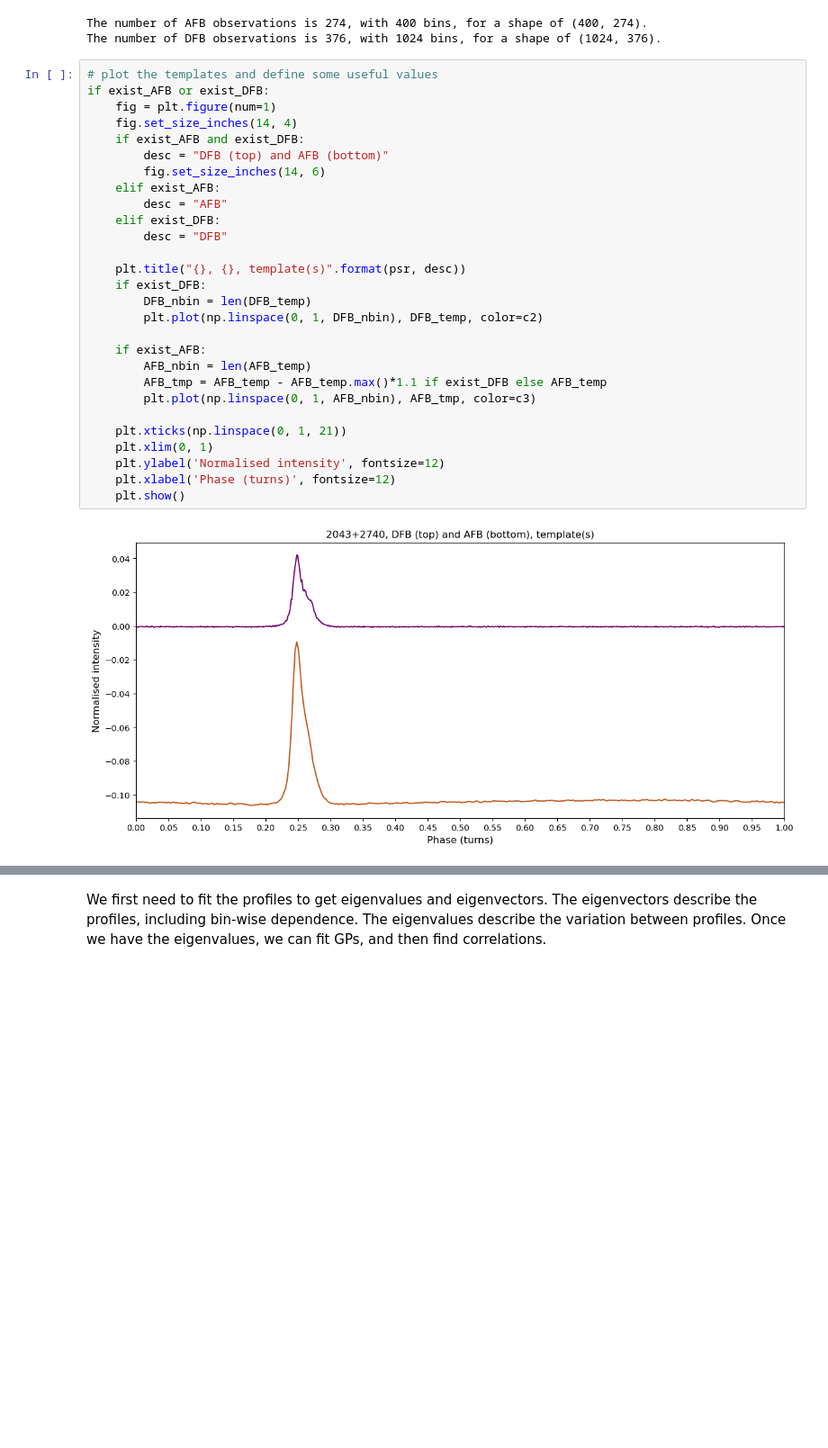
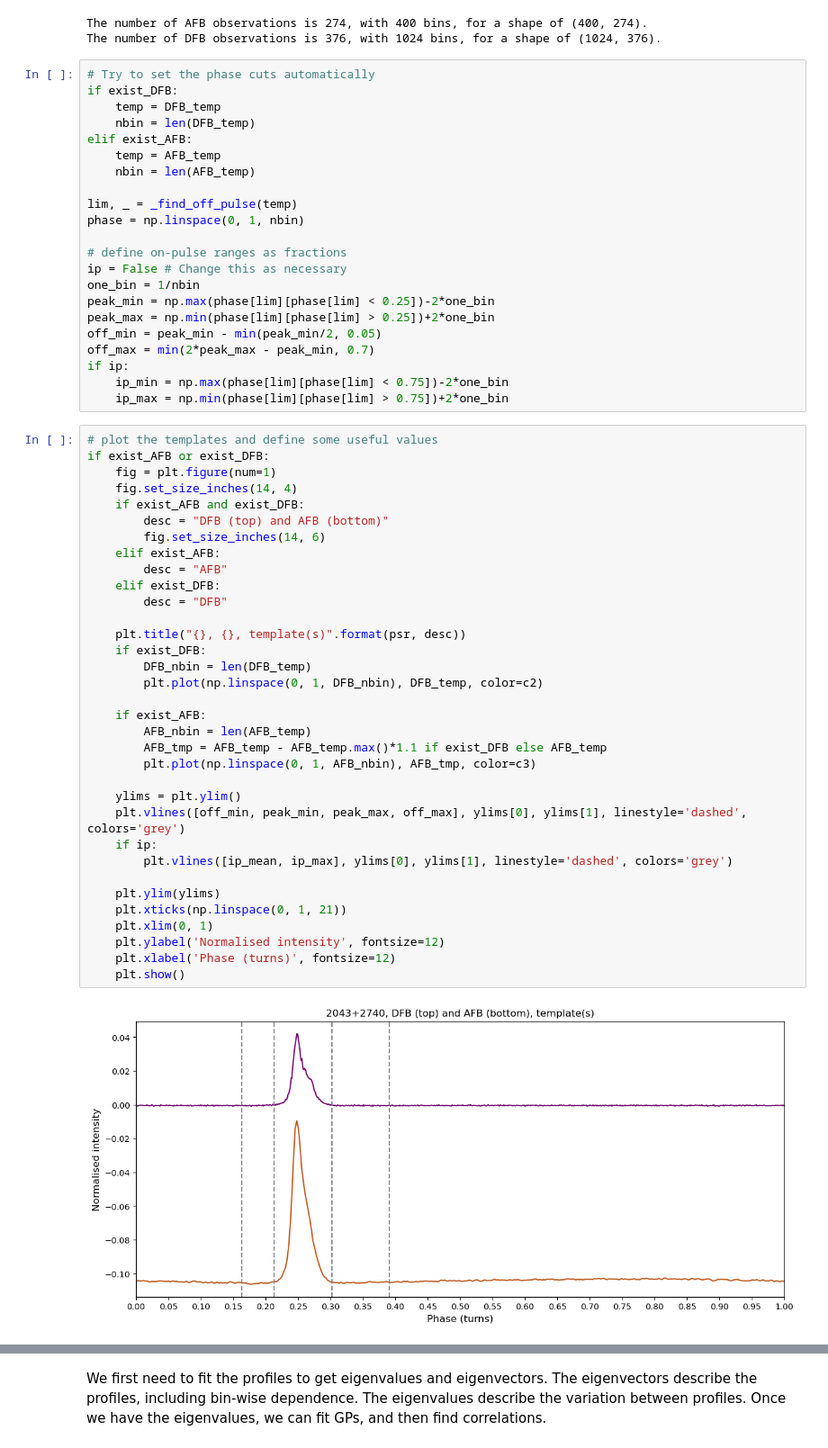
Before and after one commit to respiewak/psr_prof_pca, a Jupyter notebook: second_profile_pca.ipynb, the cells around one changed output, grey strips where cells are left out. Shown at 90% size. Saved outputs shown, nothing was run; the diff lists cells and outputs as text; blank space fills up the shorter version.

```diff
--- a/second_profile_pca.ipynb
+++ b/second_profile_pca.ipynb
@@ -113,35 +113,63 @@ else:
 # %% [output]
 The number of AFB observations is 274, with 400 bins, for a shape of (400, 274).
 The number of DFB observations is 376, with 1024 bins, for a shape of (1024, 376).
+# %%
+# Try to set the phase cuts automatically
+if exist_DFB:
+    temp = DFB_temp
+    nbin = len(DFB_temp)
+elif exist_AFB:
+    temp = AFB_temp
+    nbin = len(AFB_temp)
+
+lim, _ = _find_off_pulse(temp)
+phase = np.linspace(0, 1, nbin)
+
+# define on-pulse ranges as fractions
+ip = False # Change this as necessary
+one_bin = 1/nbin
+peak_min = np.max(phase[lim][phase[lim] < 0.25])-2*one_bin
+peak_max = np.min(phase[lim][phase[lim] > 0.25])+2*one_bin
+off_min = peak_min - min(peak_min/2, 0.05)
+off_max = min(2*peak_max - peak_min, 0.7)
+if ip:
+    ip_min = np.max(phase[lim][phase[lim] < 0.75])-2*one_bin
+    ip_max = np.min(phase[lim][phase[lim] > 0.75])+2*one_bin
 # %%
 # plot the templates and define some useful values
 if exist_AFB or exist_DFB:
     fig = plt.figure(num=1)
     fig.set_size_inches(14, 4)
     if exist_AFB and exist_DFB:
         desc = "DFB (top) and AFB (bottom)"
         fig.set_size_inches(14, 6)
     elif exist_AFB:
         desc = "AFB"
     elif exist_DFB:
         desc = "DFB"
 
     plt.title("{}, {}, template(s)".format(psr, desc))
     if exist_DFB:
         DFB_nbin = len(DFB_temp)
         plt.plot(np.linspace(0, 1, DFB_nbin), DFB_temp, color=c2)
 
     if exist_AFB:
         AFB_nbin = len(AFB_temp)
         AFB_tmp = AFB_temp - AFB_temp.max()*1.1 if exist_DFB else AFB_temp
         plt.plot(np.linspace(0, 1, AFB_nbin), AFB_tmp, color=c3)
 
+    ylims = plt.ylim()
+    plt.vlines([off_min, peak_min, peak_max, off_max], ylims[0], ylims[1], linestyle='dashed', colors='grey')
+    if ip:
+        plt.vlines([ip_mean, ip_max], ylims[0], ylims[1], linestyle='dashed', colors='grey')
+
+    plt.ylim(ylims)
     plt.xticks(np.linspace(0, 1, 21))
     plt.xlim(0, 1)
     plt.ylabel('Normalised intensity', fontsize=12)
     plt.xlabel('Phase (turns)', fontsize=12)
     plt.show()
 # %% [output]
-[figure, old version]
+[figure, new version]
 # %%
 # define on-pulse ranges as fractions
```
Also changed, not shown: parts of 17 cells of this notebook, 5 other files.
